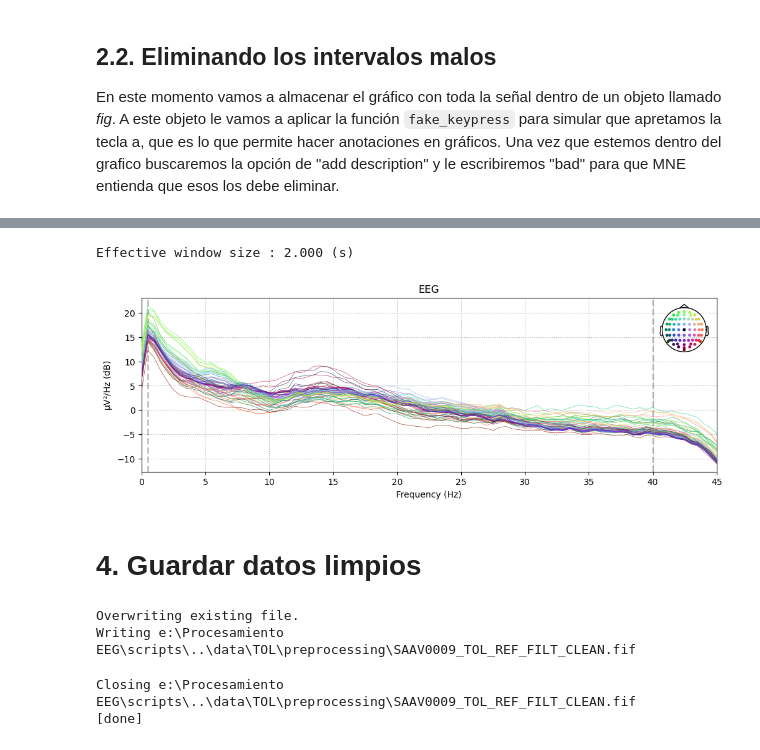
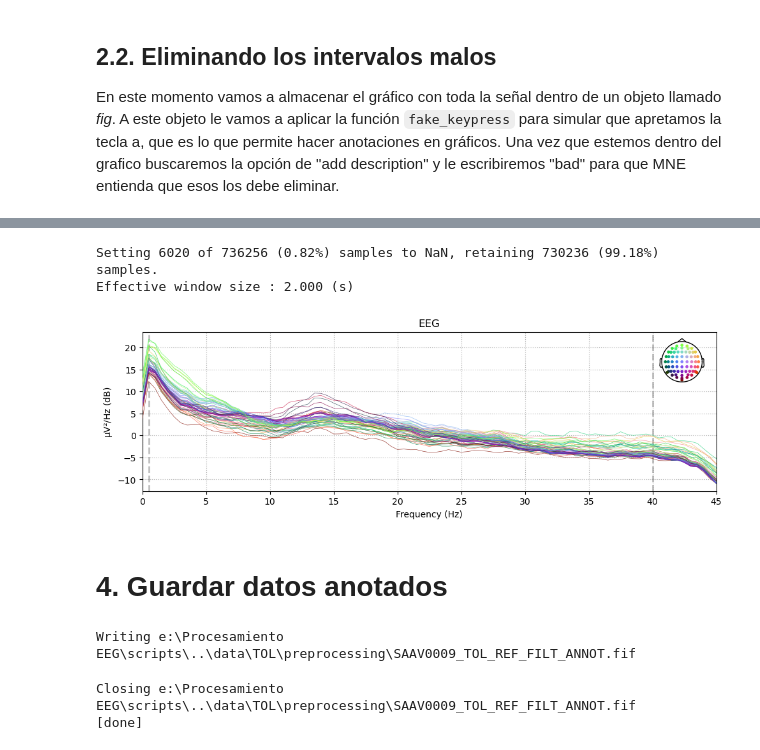
Before and after one commit to FedeGiovannetti/Procesamiento_EEG, a Jupyter notebook: scripts/preprocesamiento_limpieza.ipynb, the cells around one changed output, grey strips where cells are left out. Cells and saved outputs as stored; diff of their text form; code cells hidden in the pictures.

Commit message:
adding scripts

```diff
--- a/scripts/preprocesamiento_limpieza.ipynb
+++ b/scripts/preprocesamiento_limpieza.ipynb
@@ -71,14 +74,14 @@ Volvemos a graficar el espectro. Ahora para ver las diferencias con el anterior
 # %%
-clean_raw.compute_psd(fmax=45).plot(picks="eeg")
+raw.compute_psd(fmax=45, reject_by_annotation=True).plot(picks="eeg")
 # %% [output]
+Setting 6020 of 736256 (0.82%) samples to NaN, retaining 730236 (99.18%) samples.
 Effective window size : 2.000 (s)
-[figure, old version]
+[figure, new version]
 # %% [markdown]
-# 4. Guardar datos limpios
+# 4. Guardar datos anotados
 # %%
-clean_raw.save(("../data/" + task + "/preprocessing/" + subject_id + "_" + task +"_REF_FILT_CLEAN.fif"), overwrite=True)
+raw.save(("../data/" + task + "/preprocessing/" + subject_id + "_" + task +"_REF_FILT_ANNOT.fif"), overwrite=True)
 # %% [output]
-Overwriting existing file.
-Writing e:\Procesamiento EEG\scripts\..\data\TOL\preprocessing\SAAV0009_TOL_REF_FILT_CLEAN.fif
+Writing e:\Procesamiento EEG\scripts\..\data\TOL\preprocessing\SAAV0009_TOL_REF_FILT_ANNOT.fif
-Closing e:\Procesamiento EEG\scripts\..\data\TOL\preprocessing\SAAV0009_TOL_REF_FILT_CLEAN.fif
+Closing e:\Procesamiento EEG\scripts\..\data\TOL\preprocessing\SAAV0009_TOL_REF_FILT_ANNOT.fif
 [done]
```
Also changed, not shown: parts of 7 cells of this notebook, 6 other files.
